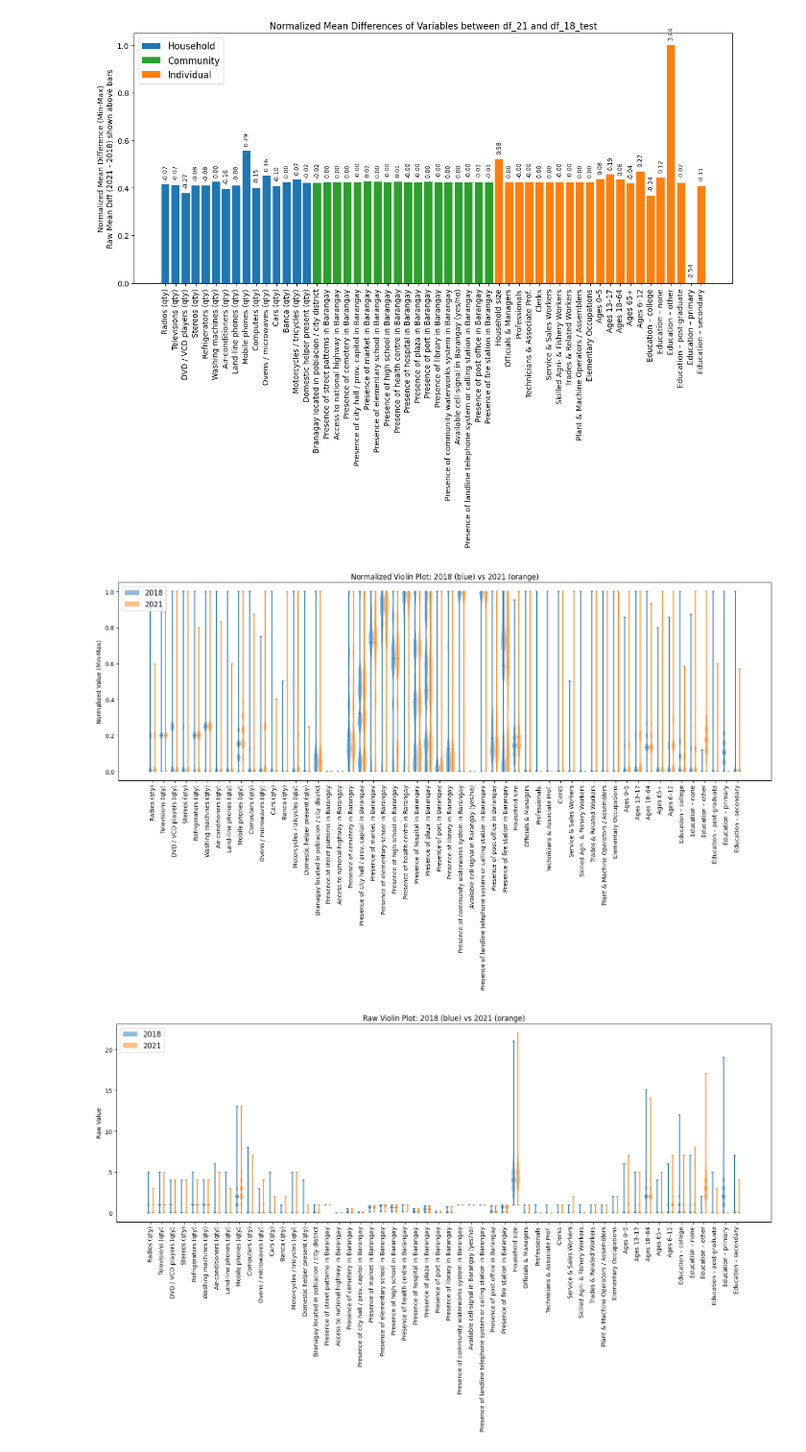
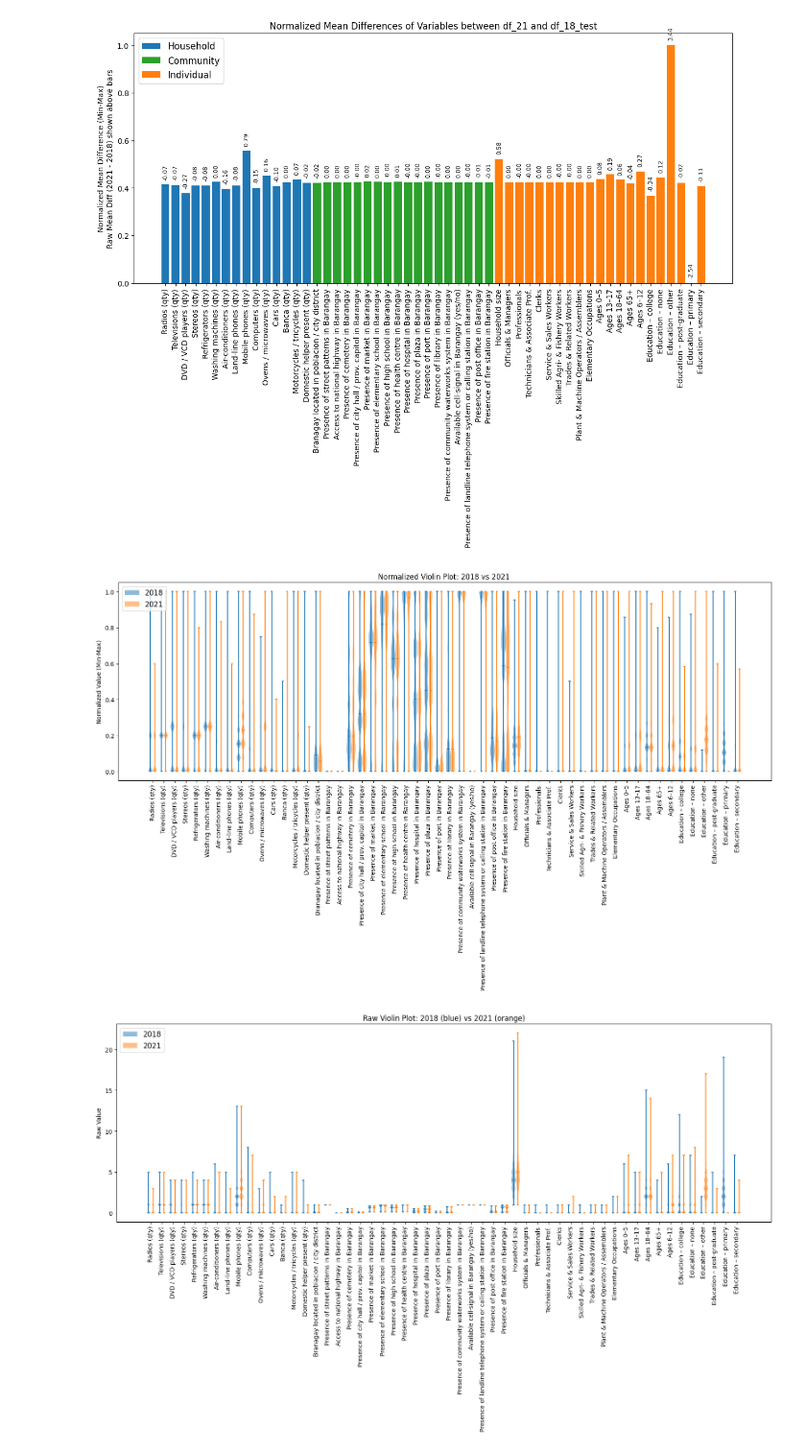
Before and after one commit to ruhamakrupinski/master-thesis, a Jupyter notebook: PMT2_OCC.ipynb, the cells around one changed output. Shown at 96% size. Saved outputs shown, nothing was run; the diff lists cells and outputs as text; code cells hidden in the pictures.

```diff
--- a/PMT2_OCC.ipynb
+++ b/PMT2_OCC.ipynb
@@ -2666,35 +1886,35 @@ for col in labels:
     if max_val > min_val:
         normed_18.append((vals_18 - min_val) / (max_val - min_val))
         normed_21.append((vals_21 - min_val) / (max_val - min_val))
     else:
         normed_18.append(vals_18 * 0)
         normed_21.append(vals_21 * 0)
 
 labels_relabel = [label_map.get(lbl, lbl) for lbl in labels]
 
 plt.figure(figsize=(16, 10))
 parts = plt.violinplot(normed_18, positions=np.arange(len(labels)), widths=0.4, showmeans=False, showmedians=True)
 parts2 = plt.violinplot(normed_21, positions=np.arange(len(labels)) + 0.4, widths=0.4, showmeans=False, showmedians=True)
 
 for pc in parts['bodies']:
     pc.set_facecolor('tab:blue')
     pc.set_alpha(0.5)
 for pc in parts2['bodies']:
     pc.set_facecolor('tab:orange')
     pc.set_alpha(0.5)
 
 
 plt.xticks(np.arange(len(labels)) + 0.2, labels_relabel, rotation=90)
 plt.ylabel('Normalized Value (Min-Max)')
-plt.title('Normalized Violin Plot: 2018 (blue) vs 2021 (orange)')
+plt.title('Normalized Violin Plot: 2018 vs 2021 ')
 plt.legend([Patch(facecolor='tab:blue', alpha=0.5), Patch(facecolor='tab:orange', alpha=0.5)],
            ['2018', '2021'], loc='upper left', fontsize=12)
 plt.tight_layout()
 Path('picture').mkdir(exist_ok=True)
 plt.savefig('picture/violinplot_normalized_2018_vs_2021.png', dpi=300)
 plt.show()
 # %% [output]
-[figure, old version]
+[figure, new version]
 # %%
 labels
 from pathlib import Path
```
Also changed, not shown: parts of 48 cells of this notebook, 12 other files.
